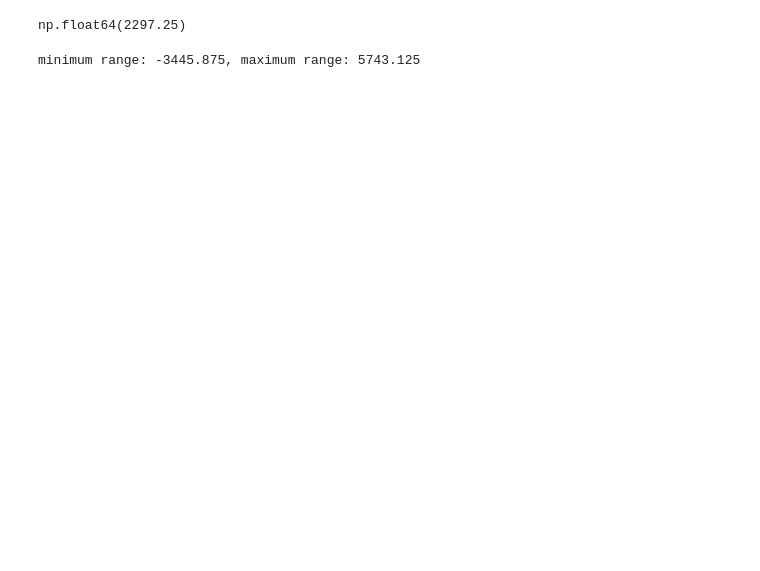
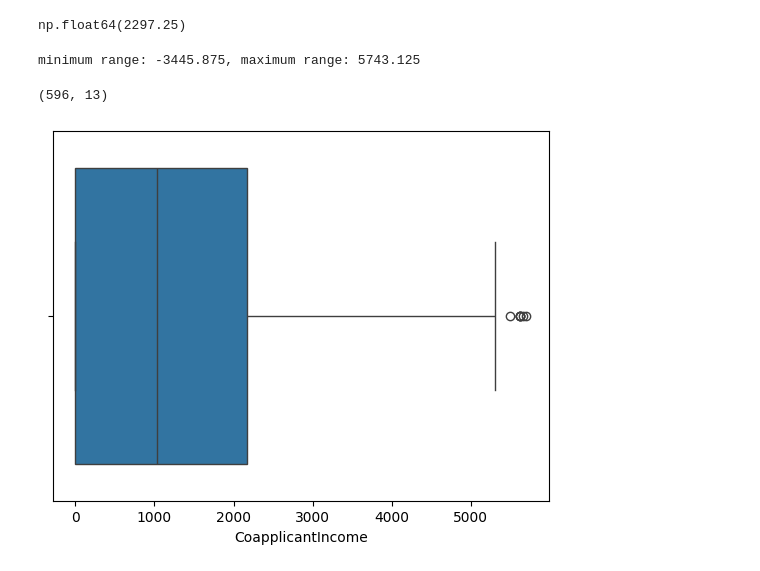
Before and after one commit to Ahiraf/Data_Science_Basics, a Jupyter notebook: 16_RemovingOutliers.ipynb, the cells around one changed output. Drawn from its saved outputs; the diff is of its cells as text; code cells hidden in the pictures; blank space fills up the shorter version.

```diff
--- a/16_RemovingOutliers.ipynb
+++ b/16_RemovingOutliers.ipynb
@@ -53,3 +53,13 @@ max_range = q3 + (1.5 * IQR)
 print(f"minimum range: {min_range}, maximum range: {max_range}")
 # %% [output]
 minimum range: -3445.875, maximum range: 5743.125
+# %%
+newdataset = dataset[dataset["CoapplicantIncome"] <= max_range]
+newdataset.shape
+# %% [output]
+(596, 13)
+# %%
+sns.boxplot(x = "CoapplicantIncome", data = newdataset)
+plt.show()
+# %% [output]
+[figure, added]
```
Also changed, not shown: parts of 16 cells of this notebook.
